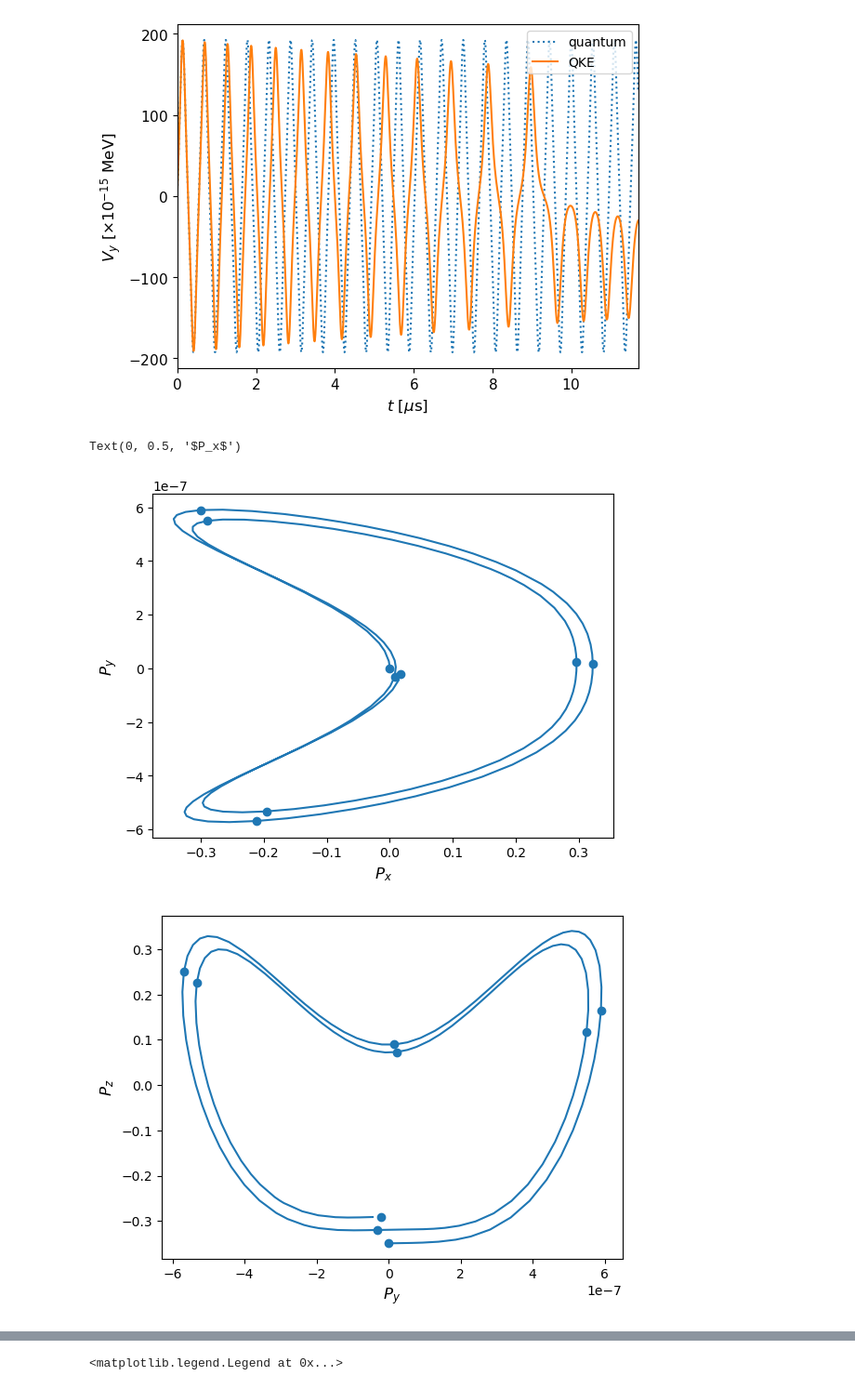
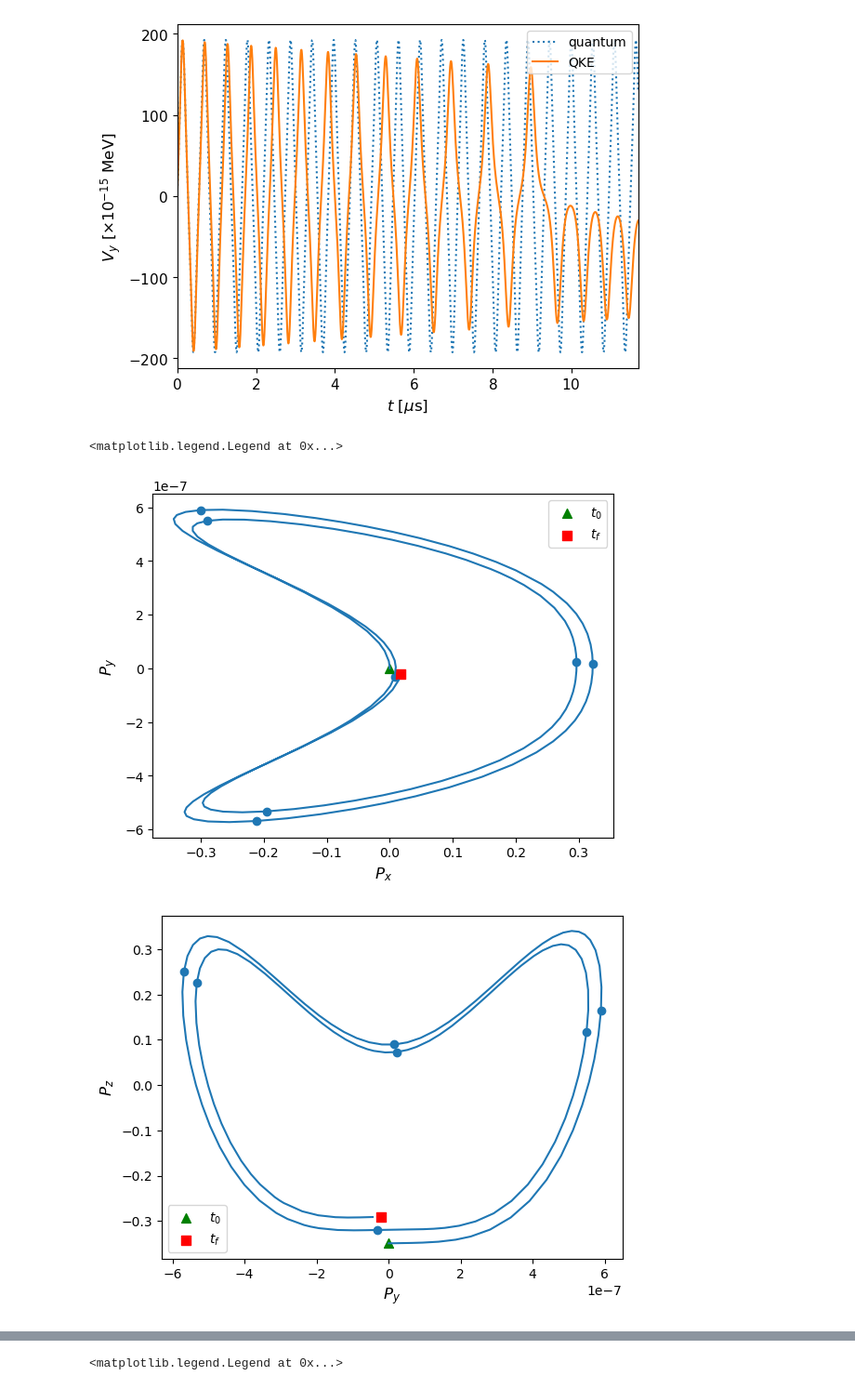
Before and after one commit to nuLABatUSD/QKESolveMPI, a Jupyter notebook: analysis/BlochPaperFigs.ipynb, the cells around one changed output, grey strips where cells are left out. Shown at 93% size. Cells and saved outputs as stored; diff of their text form; code cells hidden in the pictures.

```diff
--- a/analysis/BlochPaperFigs.ipynb
+++ b/analysis/BlochPaperFigs.ipynb
@@ -163,27 +163,36 @@ plt.show()
 # %%
 #Bloch Sphere plots for first 2 cycles (QKE)
 
 plt.figure()
-plt.scatter(Px[t_index,15][0:9], Py[t_index,15][0:9])
+plt.scatter(Px[t_index,15][1:9], Py[t_index,15][1:9])
+plt.scatter(Px[t_index,15][0],Py[t_index,15][0], marker='^', color='green', s=50, label=r"$t_0$")
+plt.scatter(Px[t_index,15][8],Py[t_index,15][8], marker='s', color='red', s=50, label=r"$t_f$")
 plt.plot(Px[t_index[0] : t_index[8],15], Py[t_index[0] : t_index[8],15])
 plt.xlabel(r"$P_x$", fontsize=12)
 plt.ylabel(r"$P_y$", fontsize=12)
+plt.legend()
 #plt.title("Py vs Px (full QKE, first two cycles)")
 
 plt.figure()
-plt.scatter(Py[t_index,15][0:9], Pz[t_index,15][0:9])
+plt.scatter(Py[t_index,15][1:9], Pz[t_index,15][1:9])
+plt.scatter(Py[t_index,15][0],Pz[t_index,15][0], marker='^', color='green', s=50, label=r"$t_0$")
+plt.scatter(Py[t_index,15][8],Pz[t_index,15][8], marker='s', color='red', s=50, label=r"$t_f$")
 plt.plot(Py[t_index[0] : t_index[8],15], Pz[t_index[0] : t_index[8],15])
 plt.xlabel(r"$P_y$", fontsize=12)
 plt.ylabel(r"$P_z$", fontsize=12)
+plt.legend()
 #plt.title("Pz vs Py (full QKE, first two cycles)")
 
 plt.figure()
-plt.scatter(Pz[t_index,15][0:9],Px[t_index,15][0:9])
+plt.scatter(Pz[t_index,15][1:9],Px[t_index,15][1:9])
+plt.scatter(Pz[t_index,15][0],Px[t_index,15][0], marker='^', color='green', s=50, label=r"$t_0$")
+plt.scatter(Pz[t_index,15][8],Px[t_index,15][8], marker='s', color='red', s=50, label=r"$t_f$")
 plt.plot(Pz[t_index[0] : t_index[8],15], Px[t_index[0] : t_index[8],15])
 plt.xlabel(r"$P_z$", fontsize=12)
 plt.ylabel(r"$P_x$", fontsize=12)
+plt.legend()
 #plt.title("Px vs Pz ((full QKE, first two cycles)")
 # %% [output]
-Text(0, 0.5, '$P_x$')
+<matplotlib.legend.Legend at 0x...>
-[figure, old version]
+[figure, new version]
-[figure, old version]
+[figure, new version]
```
Also changed, not shown: parts of 4 cells of this notebook.
